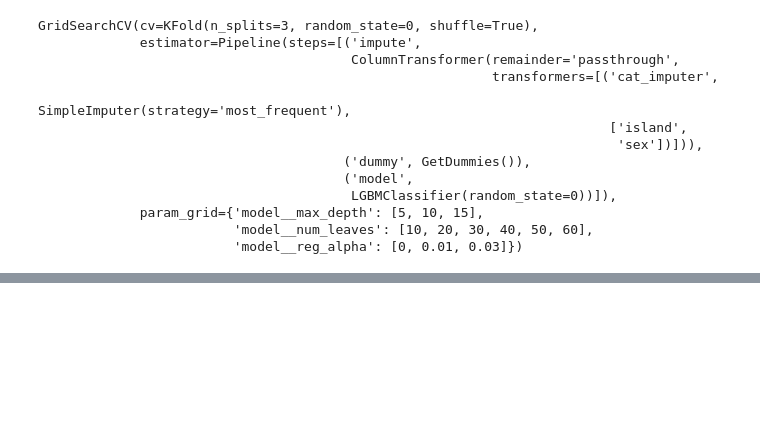
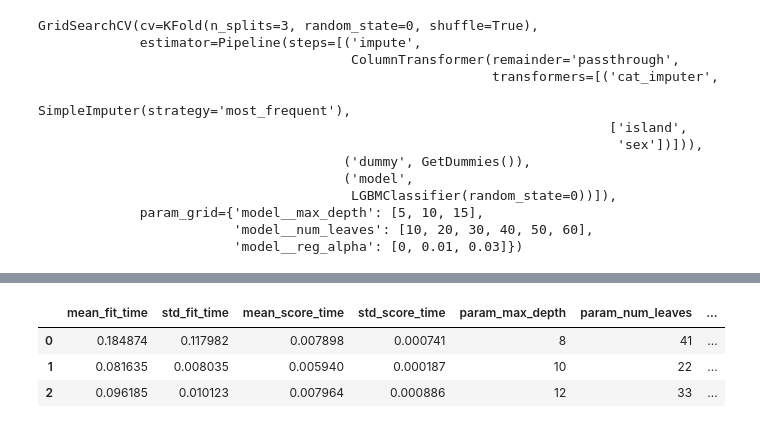
Before and after one commit to pajannat/my-learning, a Jupyter notebook: Kame_Udemy_MLCourse_Part3/tuning.ipynb, the cells around one changed output, grey strips where cells are left out. Cells and saved outputs as stored; diff of their text form; code cells hidden in the pictures; blank space fills up the shorter version.

```diff
--- a/Kame_Udemy_MLCourse_Part3/tuning.ipynb
+++ b/Kame_Udemy_MLCourse_Part3/tuning.ipynb
@@ -215,0 +201,30 @@ cv_results_df
+# %%
+# データロード
+dataset = fetch_california_housing()
+# # データの説明
+# print(dataset['DESCR'])
+# %%
+# データ準備
+X = pd.DataFrame(dataset['data'], columns=dataset['feature_names'])
+y = dataset['target']
+
+# hold-out
+X_train, X_val, y_train, y_val = train_test_split(X, y, test_size=0.2, random_state=0)
+
+# モデル
+lgbmr = lgb.LGBMRegressor(random_state=0)
+param_dist = {'num_leaves': sp_randint(10, 60),
+              'max_depth': sp_randint(5, 15),
+              'reg_alpha': uniform(0, 0.03)}
+
+# early_stopping
+eval_set = [(X_val, y_val)]
+callbacks = [lgb.early_stopping(stopping_rounds=10)]
+fit_params = {'callbacks': callbacks, 'eval_set': eval_set}
+
+# cv
+cv = KFold(n_splits=3, random_state=0, shuffle=True)
+
+# random search
+rs = RandomizedSearchCV(lgbmr, param_distributions=param_dist, cv=cv, n_iter=36)
+rs.fit(X_train, y_train, **fit_params)
@@ -215,0 +254,8 @@ cv_results_df
+# %%
+cv_results_df = pd.DataFrame(rs.cv_results_)
+cv_results_df.head(3)
+# %% [output]
+|  | mean_fit_time | std_fit_time | mean_score_time | std_score_time | param_max_depth | param_num_leaves | ... |
+| 0 | 0.184874 | 0.117982 | 0.007898 | 0.000741 | 8 | 41 | ... |
+| 1 | 0.081635 | 0.008035 | 0.005940 | 0.000187 | 10 | 22 | ... |
+| 2 | 0.096185 | 0.010123 | 0.007964 | 0.000886 | 12 | 33 | ... |
```
Also changed, not shown: parts of 7 cells of this notebook.
